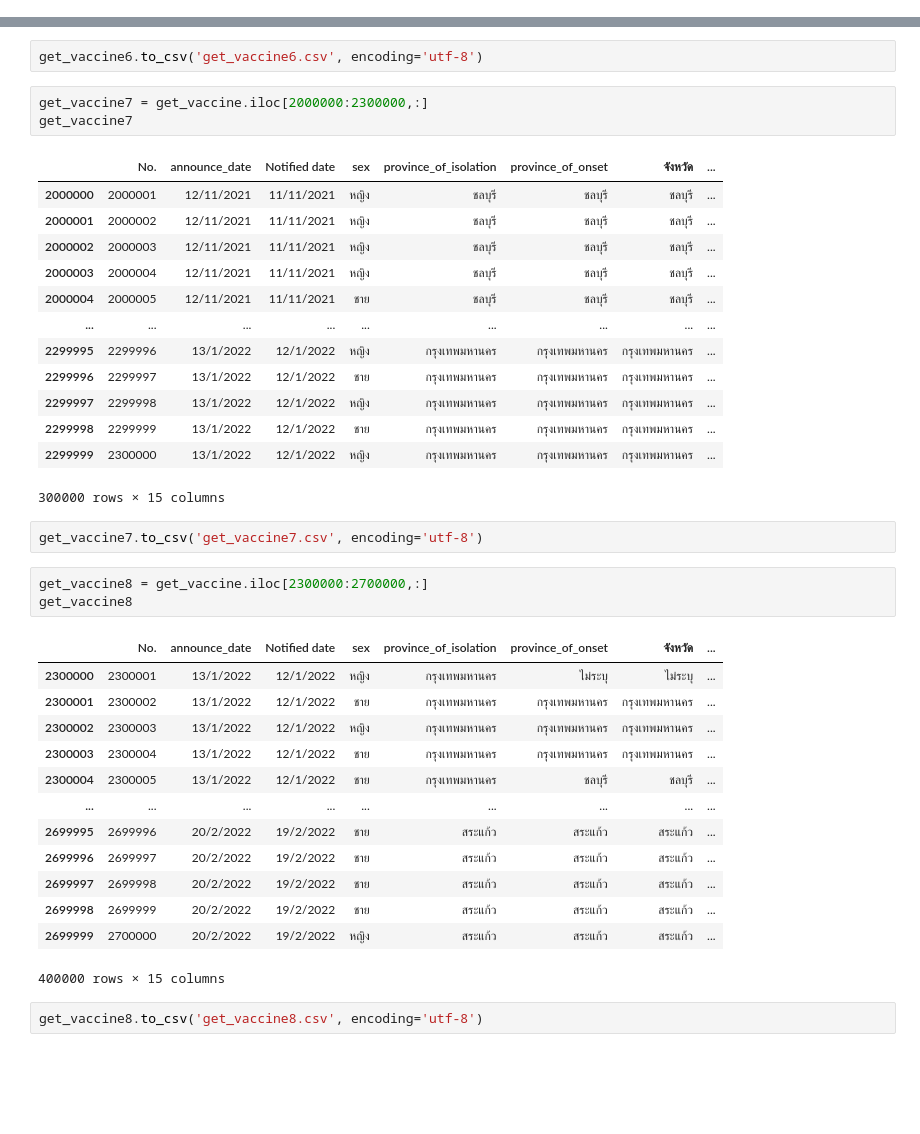
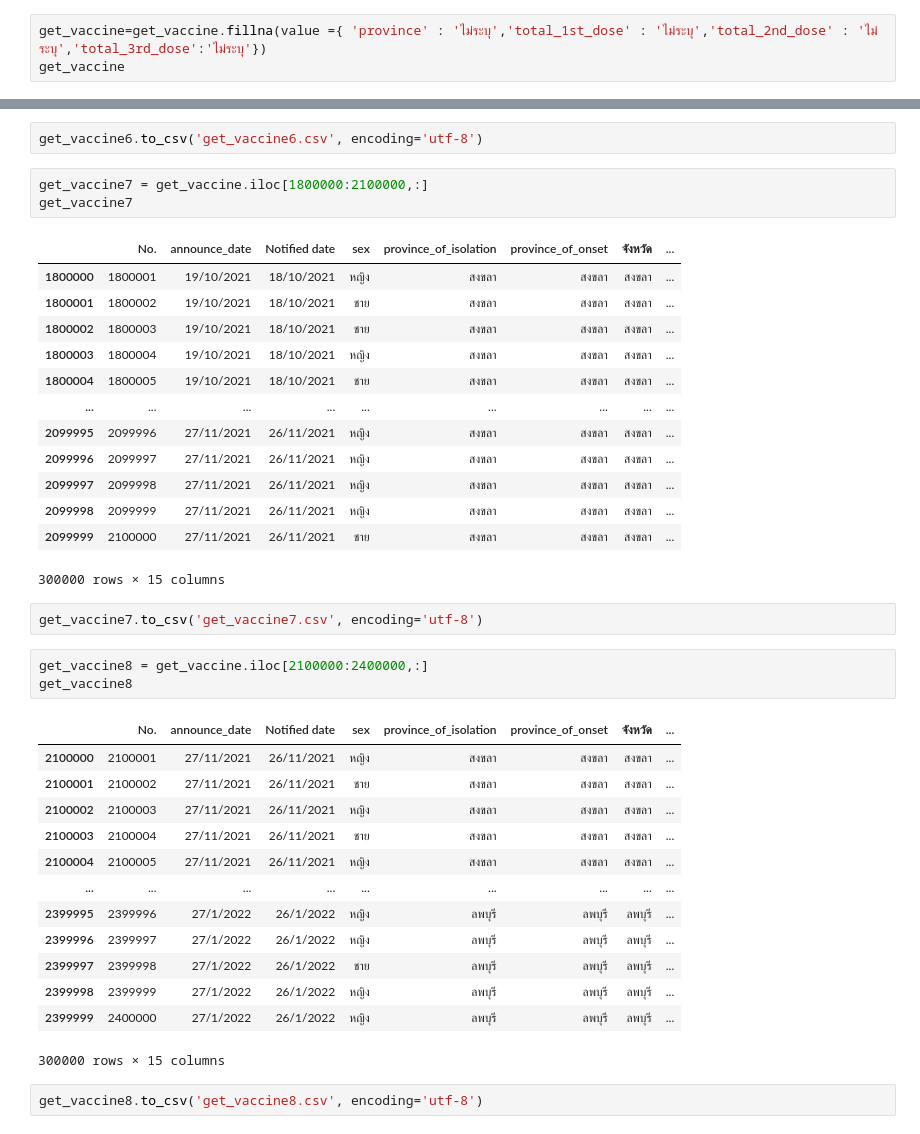
Before and after one commit to nichakornchaisuwan/data_viz_2022, a Jupyter notebook: Project_กลุ่มนี้.ipynb, the cells around one changed output, grey strips where cells are left out. Cells and saved outputs as stored; diff of their text form; blank space fills up the shorter version.

```diff
--- a/Project_กลุ่มนี้.ipynb
+++ b/Project_กลุ่มนี้.ipynb
@@ -1028,3 +1028,6 @@ total_1st_dose                True
 total_2nd_dose                True
 total_3rd_dose                True
 dtype: bool
+# %%
+get_vaccine=get_vaccine.fillna(value ={ 'province' : 'ไม่ระบุ','total_1st_dose' : 'ไม่ระบุ','total_2nd_dose' : 'ไม่ระบุ','total_3rd_dose':'ไม่ระบุ'})
+get_vaccine
@@ -1166,41 +1178,41 @@ get_vaccine6
 # %%
 get_vaccine6.to_csv('get_vaccine6.csv', encoding='utf-8')
 # %%
-get_vaccine7 = get_vaccine.iloc[2000000:2300000,:]
+get_vaccine7 = get_vaccine.iloc[1800000:2100000,:]
 get_vaccine7
 # %% [output]
 |  | No. | announce_date | Notified date | sex | province_of_isolation | province_of_onset | จังหวัด | ... |
-| 2000000 | 2000001 | 12/11/2021 | 11/11/2021 | หญิง | ชลบุรี | ชลบุรี | ชลบุรี | ... |
-| 2000001 | 2000002 | 12/11/2021 | 11/11/2021 | หญิง | ชลบุรี | ชลบุรี | ชลบุรี | ... |
-| 2000002 | 2000003 | 12/11/2021 | 11/11/2021 | หญิง | ชลบุรี | ชลบุรี | ชลบุรี | ... |
-| 2000003 | 2000004 | 12/11/2021 | 11/11/2021 | หญิง | ชลบุรี | ชลบุรี | ชลบุรี | ... |
-| 2000004 | 2000005 | 12/11/2021 | 11/11/2021 | ชาย | ชลบุรี | ชลบุรี | ชลบุรี | ... |
+| 1800000 | 1800001 | 19/10/2021 | 18/10/2021 | หญิง | สงขลา | สงขลา | สงขลา | ... |
+| 1800001 | 1800002 | 19/10/2021 | 18/10/2021 | ชาย | สงขลา | สงขลา | สงขลา | ... |
+| 1800002 | 1800003 | 19/10/2021 | 18/10/2021 | ชาย | สงขลา | สงขลา | สงขลา | ... |
+| 1800003 | 1800004 | 19/10/2021 | 18/10/2021 | หญิง | สงขลา | สงขลา | สงขลา | ... |
+| 1800004 | 1800005 | 19/10/2021 | 18/10/2021 | ชาย | สงขลา | สงขลา | สงขลา | ... |
 | ... | ... | ... | ... | ... | ... | ... | ... | ... |
-| 2299995 | 2299996 | 13/1/2022 | 12/1/2022 | หญิง | กรุงเทพมหานคร | กรุงเทพมหานคร | กรุงเทพมหานคร | ... |
-| 2299996 | 2299997 | 13/1/2022 | 12/1/2022 | ชาย | กรุงเทพมหานคร | กรุงเทพมหานคร | กรุงเทพมหานคร | ... |
-| 2299997 | 2299998 | 13/1/2022 | 12/1/2022 | หญิง | กรุงเทพมหานคร | กรุงเทพมหานคร | กรุงเทพมหานคร | ... |
-| 2299998 | 2299999 | 13/1/2022 | 12/1/2022 | ชาย | กรุงเทพมหานคร | กรุงเทพมหานคร | กรุงเทพมหานคร | ... |
-| 2299999 | 2300000 | 13/1/2022 | 12/1/2022 | หญิง | กรุงเทพมหานคร | กรุงเทพมหานคร | กรุงเทพมหานคร | ... |
+| 2099995 | 2099996 | 27/11/2021 | 26/11/2021 | หญิง | สงขลา | สงขลา | สงขลา | ... |
+| 2099996 | 2099997 | 27/11/2021 | 26/11/2021 | หญิง | สงขลา | สงขลา | สงขลา | ... |
+| 2099997 | 2099998 | 27/11/2021 | 26/11/2021 | หญิง | สงขลา | สงขลา | สงขลา | ... |
+| 2099998 | 2099999 | 27/11/2021 | 26/11/2021 | หญิง | สงขลา | สงขลา | สงขลา | ... |
+| 2099999 | 2100000 | 27/11/2021 | 26/11/2021 | ชาย | สงขลา | สงขลา | สงขลา | ... |
 300000 rows × 15 columns
 # %%
 get_vaccine7.to_csv('get_vaccine7.csv', encoding='utf-8')
 # %%
-get_vaccine8 = get_vaccine.iloc[2300000:2700000,:]
+get_vaccine8 = get_vaccine.iloc[2100000:2400000,:]
 get_vaccine8
 # %% [output]
 |  | No. | announce_date | Notified date | sex | province_of_isolation | province_of_onset | จังหวัด | ... |
-| 2300000 | 2300001 | 13/1/2022 | 12/1/2022 | หญิง | กรุงเทพมหานคร | ไม่ระบุ | ไม่ระบุ | ... |
-| 2300001 | 2300002 | 13/1/2022 | 12/1/2022 | ชาย | กรุงเทพมหานคร | กรุงเทพมหานคร | กรุงเทพมหานคร | ... |
-| 2300002 | 2300003 | 13/1/2022 | 12/1/2022 | หญิง | กรุงเทพมหานคร | กรุงเทพมหานคร | กรุงเทพมหานคร | ... |
-| 2300003 | 2300004 | 13/1/2022 | 12/1/2022 | ชาย | กรุงเทพมหานคร | กรุงเทพมหานคร | กรุงเทพมหานคร | ... |
-| 2300004 | 2300005 | 13/1/2022 | 12/1/2022 | ชาย | กรุงเทพมหานคร | ชลบุรี | ชลบุรี | ... |
+| 2100000 | 2100001 | 27/11/2021 | 26/11/2021 | หญิง | สงขลา | สงขลา | สงขลา | ... |
+| 2100001 | 2100002 | 27/11/2021 | 26/11/2021 | ชาย | สงขลา | สงขลา | สงขลา | ... |
+| 2100002 | 2100003 | 27/11/2021 | 26/11/2021 | หญิง | สงขลา | สงขลา | สงขลา | ... |
+| 2100003 | 2100004 | 27/11/2021 | 26/11/2021 | ชาย | สงขลา | สงขลา | สงขลา | ... |
+| 2100004 | 2100005 | 27/11/2021 | 26/11/2021 | หญิง | สงขลา | สงขลา | สงขลา | ... |
 | ... | ... | ... | ... | ... | ... | ... | ... | ... |
-| 2699995 | 2699996 | 20/2/2022 | 19/2/2022 | ชาย | สระแก้ว | สระแก้ว | สระแก้ว | ... |
-| 2699996 | 2699997 | 20/2/2022 | 19/2/2022 | ชาย | สระแก้ว | สระแก้ว | สระแก้ว | ... |
-| 2699997 | 2699998 | 20/2/2022 | 19/2/2022 | ชาย | สระแก้ว | สระแก้ว | สระแก้ว | ... |
-| 2699998 | 2699999 | 20/2/2022 | 19/2/2022 | ชาย | สระแก้ว | สระแก้ว | สระแก้ว | ... |
-| 2699999 | 2700000 | 20/2/2022 | 19/2/2022 | หญิง | สระแก้ว | สระแก้ว | สระแก้ว | ... |
+| 2399995 | 2399996 | 27/1/2022 | 26/1/2022 | หญิง | ลพบุรี | ลพบุรี | ลพบุรี | ... |
+| 2399996 | 2399997 | 27/1/2022 | 26/1/2022 | หญิง | ลพบุรี | ลพบุรี | ลพบุรี | ... |
+| 2399997 | 2399998 | 27/1/2022 | 26/1/2022 | ชาย | ลพบุรี | ลพบุรี | ลพบุรี | ... |
+| 2399998 | 2399999 | 27/1/2022 | 26/1/2022 | หญิง | ลพบุรี | ลพบุรี | ลพบุรี | ... |
+| 2399999 | 2400000 | 27/1/2022 | 26/1/2022 | หญิง | ลพบุรี | ลพบุรี | ลพบุรี | ... |
-400000 rows × 15 columns
+300000 rows × 15 columns
 # %%
 get_vaccine8.to_csv('get_vaccine8.csv', encoding='utf-8')
 # %%
```
Also changed, not shown: parts of 11 cells of this notebook.
